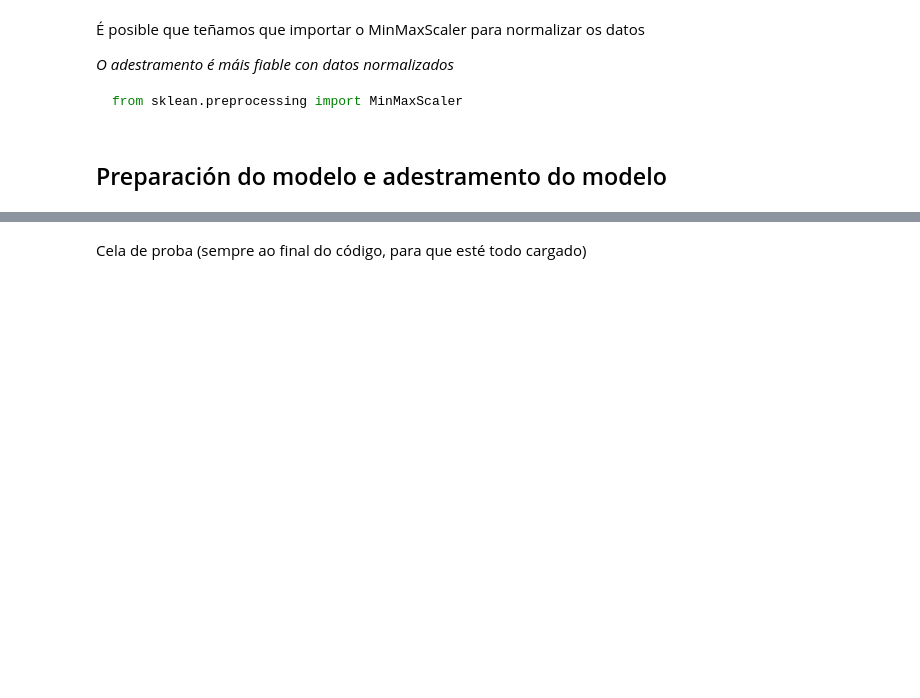
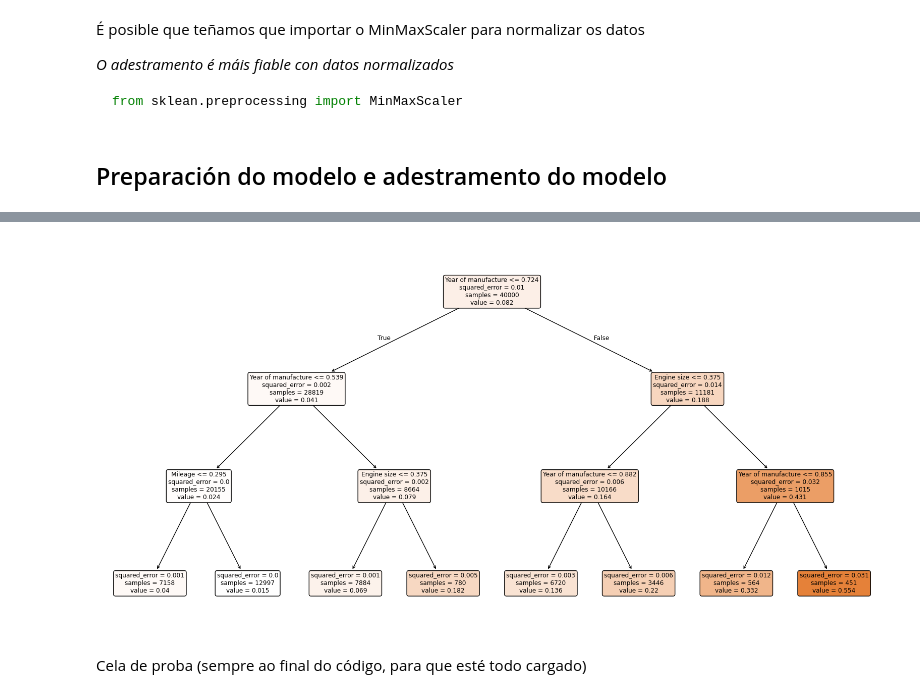
Before and after one commit to diegocm248/diego_personal, a Jupyter notebook: traballo1/traballo1.ipynb, the cells around one changed output, grey strips where cells are left out. Saved outputs shown, nothing was run; the diff lists cells and outputs as text; code cells hidden in the pictures; blank space fills up the shorter version.

Commit message:
Engadido: + Normalización dos datos + Adestramento do modelo + Visualización da árbore de regresión

```diff
--- a/traballo1/traballo1.ipynb
+++ b/traballo1/traballo1.ipynb
@@ -127,3 +185,9 @@ print("\nPrimeira fila de x: ", x[0]) ; print("Tipo de datos de x: ", [type(x[0,
+# %%
+x_scaler = preprocessing.MinMaxScaler()
+y_scaler = preprocessing.MinMaxScaler()
+
+x = x_scaler.fit_transform(x)
+y = y_scaler.fit_transform(y)
 # %%
 # Divido os datos en datos de adestramento e datos de testeo
 from sklearn.model_selection import train_test_split
@@ -144,7 +210,7 @@ from sklean.preprocessing import MinMaxScaler
 from sklearn.tree import DecisionTreeRegressor
 
 # Defino o modelo a adestrar como un Decision Tree Regressor
-model = DecisionTreeRegressor(max_depth=5)
+model = DecisionTreeRegressor(max_depth=3)
 
 # Adestro o modelo cos datos de adestramento
 model.fit( x_train, y_train )
@@ -153,3 +242,10 @@ model.fit( x_train, y_train )
+# %%
+from sklearn.tree import plot_tree
+plt.figure(figsize=(20,10))
+plot_tree(model, filled=True, feature_names=vars, rounded=True)
+plt.show()
+# %% [output]
+[figure, added]
 # %% [markdown]
 Cela de proba (sempre ao final do código, para que esté todo cargado)
 # %%
```
Also changed, not shown: parts of 11 cells of this notebook.
